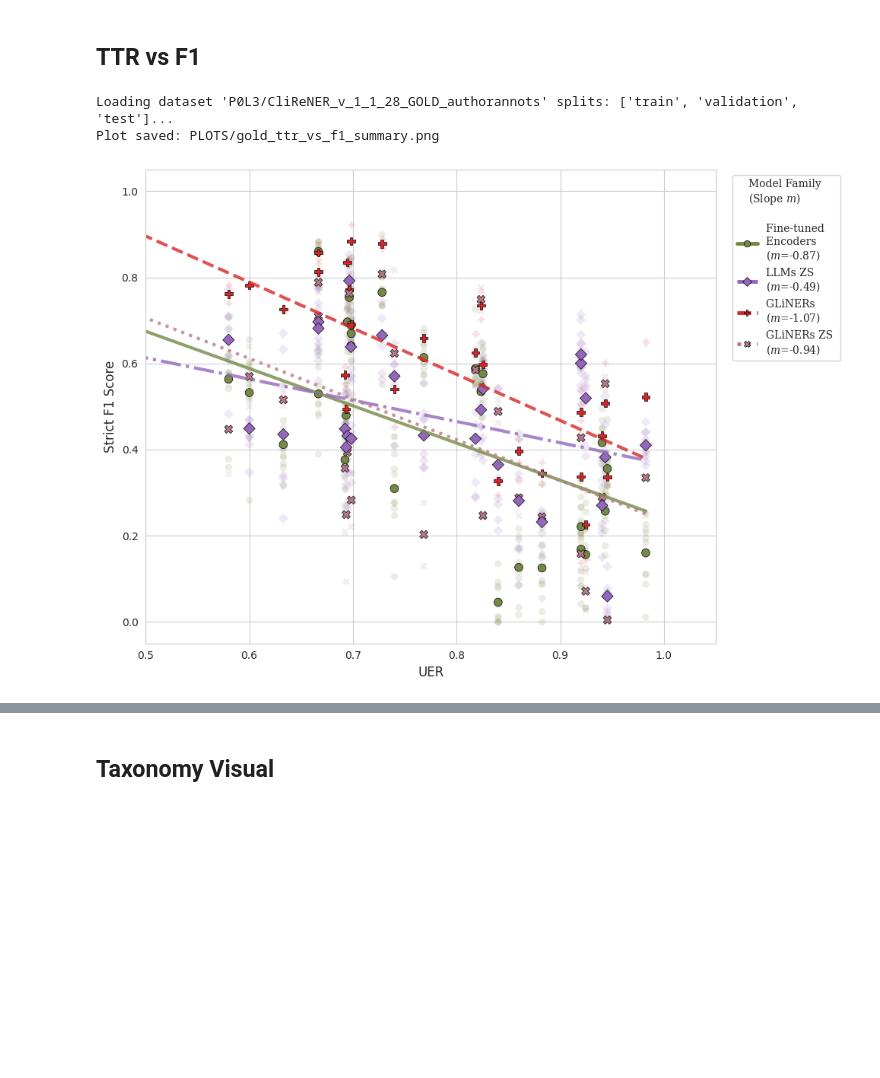
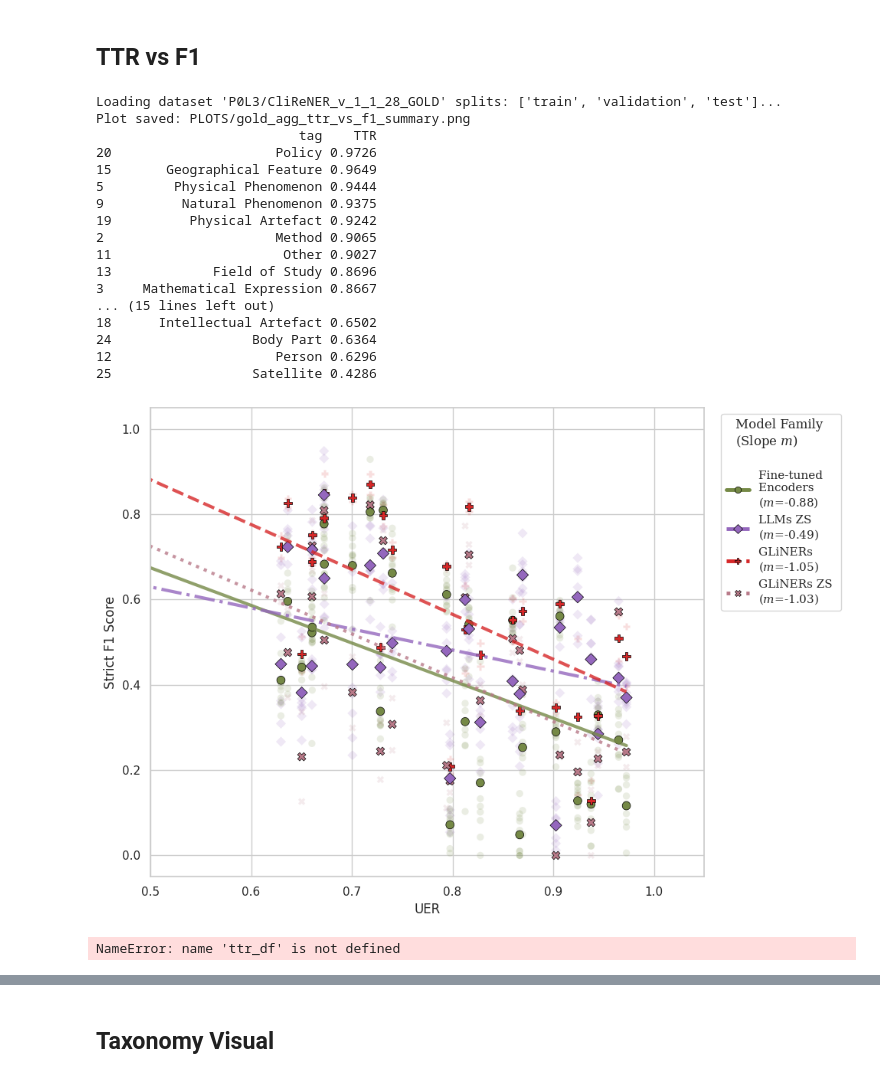
Before and after one commit to P0L3/CliReNER, a Jupyter notebook: EXPERIMENTS/VISUALS/visuals.ipynb, the cells around one changed output, grey strips where cells are left out. Cells and saved outputs as stored; diff of their text form; code cells hidden in the pictures; blank space fills up the shorter version.

```diff
--- a/EXPERIMENTS/VISUALS/visuals.ipynb
+++ b/EXPERIMENTS/VISUALS/visuals.ipynb
@@ -997,7 +997,7 @@ pd.set_option('display.width', 1000)
 # --- 1. Configuration ---
 # =================================================================
 FILES = {
-    "GOLD": "clirener_aggregated_mean_std.csv",
+    "GOLDagg": "clirener_GOLDagg_aggregated_mean_std.csv", # "clirener_aggregated_mean_std.csv",
     "SILVER": "clirener_silver_aggregated_mean_std.csv"
 }
 
@@ -1125,7 +1143,7 @@ pd.set_option('display.float_format', '{:.4f}'.format)
 # =================================================================
 # --- Configuration ---
 # =================================================================
-DATASETS = ["GOLD", "SILVER"]
+DATASETS = ["GOLDagg", "SILVER"]
 
 # We only want to load these specific output files from the previous script
 REQUIRED_MODES = ["strict", "type"] #, "partial", "exact"]
@@ -1244,21 +1262,21 @@ Warning: Found 2/4 metrics for GOLD. Aggregation may be incomplete.
 # %% [markdown]
 ## Type Hardness
 # %%
-USE_SILVER = True  # Toggle to False for Gold results
+USE_SILVER = False  # Toggle to False for Gold results
 
 # Options:
 # "ALL"        -> Process every model
 # "EXCLUDE_ZS" -> Remove LLMs and GLiNER ZS (Keep Fine-tuned only)
 # "ONLY_ZS"    -> Keep only LLMs and GLiNER ZS
-GOLD_FILTER_MODE = "EXCLUDE_ZS"
+GOLD_FILTER_MODE = "ONLY_ZS"
 
 
 if USE_SILVER:
     INPUT_FILE = "clirener_silver_aggregated_mean_std.csv"
     FILE_PREFIX = "silver_"
 else:
-    INPUT_FILE = "clirener_aggregated_mean_std.csv"
-    FILE_PREFIX = "gold_"
+    INPUT_FILE = "clirener_GOLDagg_aggregated_mean_std.csv" # "clirener_aggregated_mean_std.csv"
+    FILE_PREFIX = "gold_agg_"# "gold_"
 
 TARGET_METRIC = "strict_f1_mean"
 
@@ -1391,8 +1409,8 @@ if USE_SILVER:
     INPUT_FILE = "clirener_silver_aggregated_mean_std.csv"
     FILE_PREFIX = "silver_"
 else:
-    INPUT_FILE = "clirener_aggregated_mean_std.csv"
-    FILE_PREFIX = "gold_"
+    INPUT_FILE = "clirener_GOLDagg_aggregated_mean_std.csv"# "clirener_aggregated_mean_std.csv"
+    FILE_PREFIX = "gold_agg_" # "gold_"
 
 # The metric exported by W&B (Strict F1 is the standard for NER)
 TARGET_METRIC = "strict_f1_mean"
@@ -1805,13 +1823,13 @@ import os
 # CONFIGURATION
 # ==========================================
 USE_SILVER = False
-HF_DATASET_NAME = "P0L3/CliReNER_v_1_1_28_GOLD_authorannots"
+HF_DATASET_NAME = "P0L3/CliReNER_v_1_1_28_GOLD" # "P0L3/CliReNER_v_1_1_28_GOLD_authorannots"
 TTR_CALC_SPLITS = ["train", "validation", "test"]
 
 if USE_SILVER:
     INPUT_FILE, FILE_PREFIX = "clirener_silver_aggregated_mean_std.csv", "silver_"
 else:
-    INPUT_FILE, FILE_PREFIX = "clirener_aggregated_mean_std.csv", "gold_"
+    INPUT_FILE, FILE_PREFIX = "clirener_GOLDagg_aggregated_mean_std.csv", "gold_agg_" # "clirener_aggregated_mean_std.csv", "gold_"
 
 TARGET_METRIC = "strict_f1_mean"
 OUTPUT_DIR = "PLOTS"
@@ -1886,7 +1904,7 @@ def main():
 
     ttr_df = calculate_ttr_from_dataset(HF_DATASET_NAME, split=TTR_CALC_SPLITS)
     merged_df = pd.merge(df, ttr_df, on='tag', how='inner')
-
+    # print(ttr_df)
     # Calculate group averages for the solid markers
     means_df = merged_df.groupby(['Model_Group', 'TTR', 'tag'])[TARGET_METRIC].mean().reset_index()
 
@@ -1940,37 +1958,62 @@ def main():
     custom_handles = []
     for group, label in slope_labels.items():
         handle = mlines.Line2D([], [],
                                color=palette[group],
                                marker=markers[group],
                                linestyle=line_styles[group],
                                linewidth=3.5,  # Shows the line style
                                markersize=6,  # Shows the marker
                                markeredgecolor='black',
                                markeredgewidth=0.5,
                                label=label)
         custom_handles.append(handle)
 
     plt.xlabel("UER", fontsize=12)
     plt.ylabel("Strict F1 Score", fontsize=12)
     plt.ylim(-0.05, 1.05)
     plt.xlim(0.50, 1.05)
 
     # Use the custom handles instead of the default legend
     plt.legend(handles=custom_handles, title="Model Family \n(Slope $m$)\n",
                bbox_to_anchor=(1.02, 1), loc='upper left')
 
     plt.tight_layout()
 
     save_path = os.path.join(OUTPUT_DIR, f"{FILE_PREFIX}ttr_vs_f1_summary.png")
     plt.savefig(save_path, dpi=300, bbox_inches='tight')
     print(f"Plot saved: {save_path}")
 
+    return ttr_df
+
 if __name__ == "__main__":
-    main()
+    ttr_df = main()
+
+    ttr_df = ttr_df.sort_values(by="TTR", ascending=False)
+
+    print(ttr_df)
 # %% [output]
-Loading dataset 'P0L3/CliReNER_v_1_1_28_GOLD_authorannots' splits: ['train', 'validation', 'test']...
-Plot saved: PLOTS/gold_ttr_vs_f1_summary.png
+Loading dataset 'P0L3/CliReNER_v_1_1_28_GOLD' splits: ['train', 'validation', 'test']...
+Plot saved: PLOTS/gold_agg_ttr_vs_f1_summary.png
+                          tag    TTR
+20                     Policy 0.9726
+15       Geographical Feature 0.9649
+5         Physical Phenomenon 0.9444
+9          Natural Phenomenon 0.9375
+19          Physical Artefact 0.9242
+2                      Method 0.9065
+11                      Other 0.9027
+13             Field of Study 0.8696
+3     Mathematical Expression 0.8667
+... (15 lines left out)
+18      Intellectual Artefact 0.6502
+24                  Body Part 0.6364
+12                     Person 0.6296
+25                  Satellite 0.4286
-[figure, old version]
+[figure, new version]
+# %%
+ttr_df
+# %% [output]
+NameError: name 'ttr_df' is not defined
 # %%
 import pandas as pd
 import numpy as np
```
Also changed, not shown: parts of 22 cells of this notebook, 6 other files.
